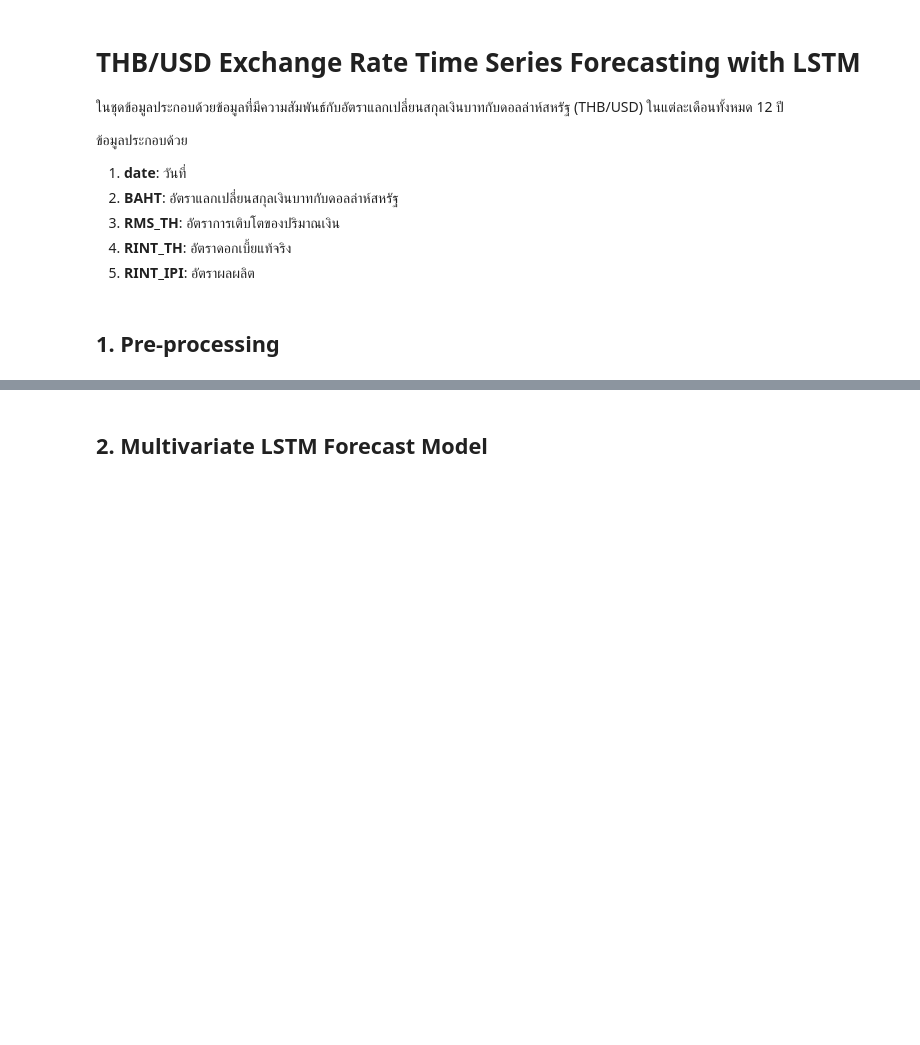
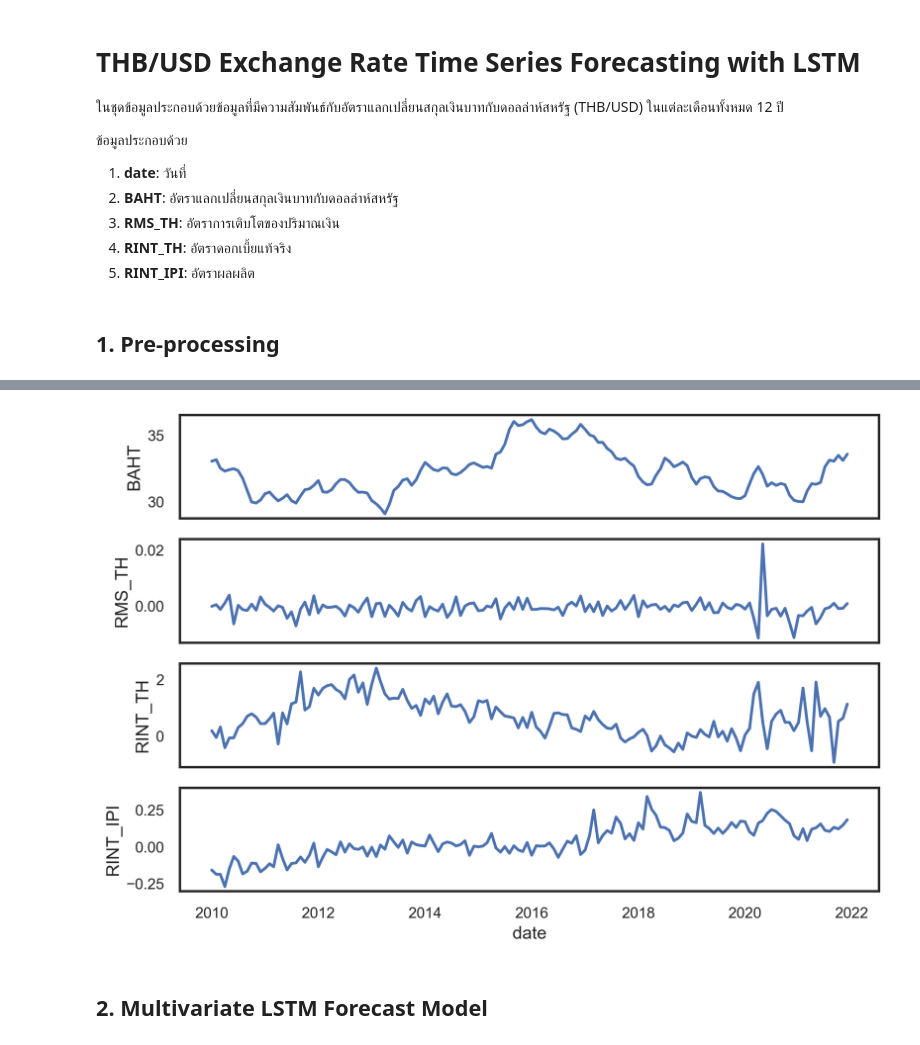
Before and after one commit to chatreejs/THB-USD-Exchange-Analysis, a Jupyter notebook: exchange-rate-lstm.ipynb, the cells around one changed output, grey strips where cells are left out. Saved outputs shown, nothing was run; the diff lists cells and outputs as text; code cells hidden in the pictures; blank space fills up the shorter version.

```diff
--- a/exchange-rate-lstm.ipynb
+++ b/exchange-rate-lstm.ipynb
@@ -67,3 +73,12 @@ dtype: object
+# %%
+fig, ax = plt.subplots(nrows=4, sharex=True)
+sns.lineplot(x='date', y='BAHT', data=df, ax=ax[0])
+sns.lineplot(x='date', y='RMS_TH', data=df, ax=ax[1])
+sns.lineplot(x='date', y='RINT_TH', data=df, ax=ax[2])
+sns.lineplot(x='date', y='RINT_IPI', data=df, ax=ax[3])
+plt.show()
+# %% [output]
+[figure, added]
 # %%
 # export ข้อมูลออก สำหรับนำไปใช้งานต่อ
 df.to_csv('data/clean_data.csv')
```
Also changed, not shown: parts of 15 cells of this notebook.
